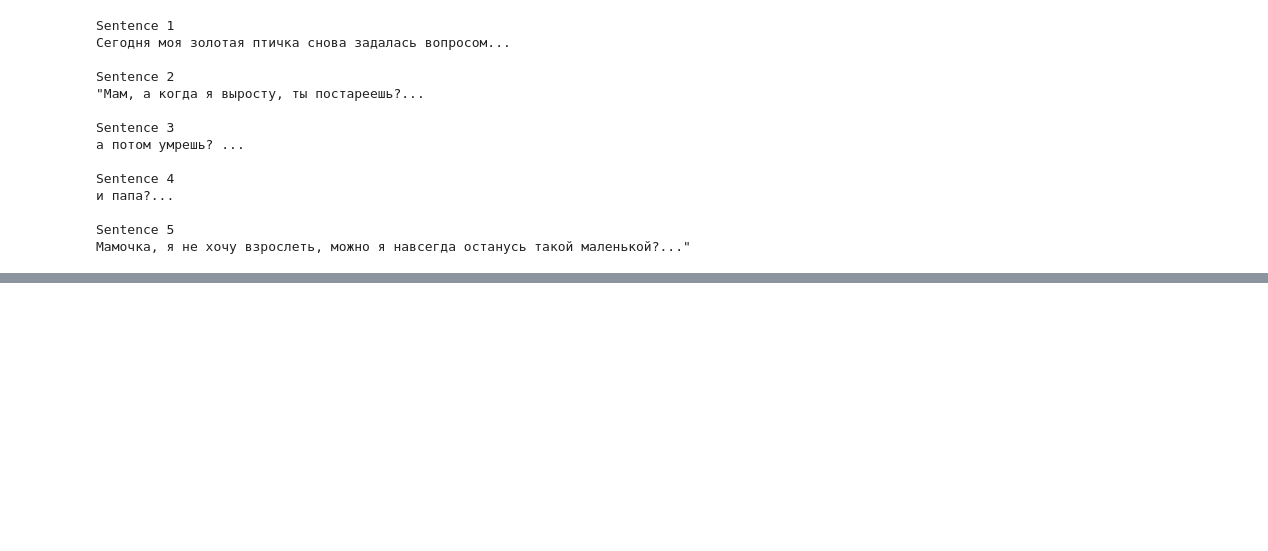
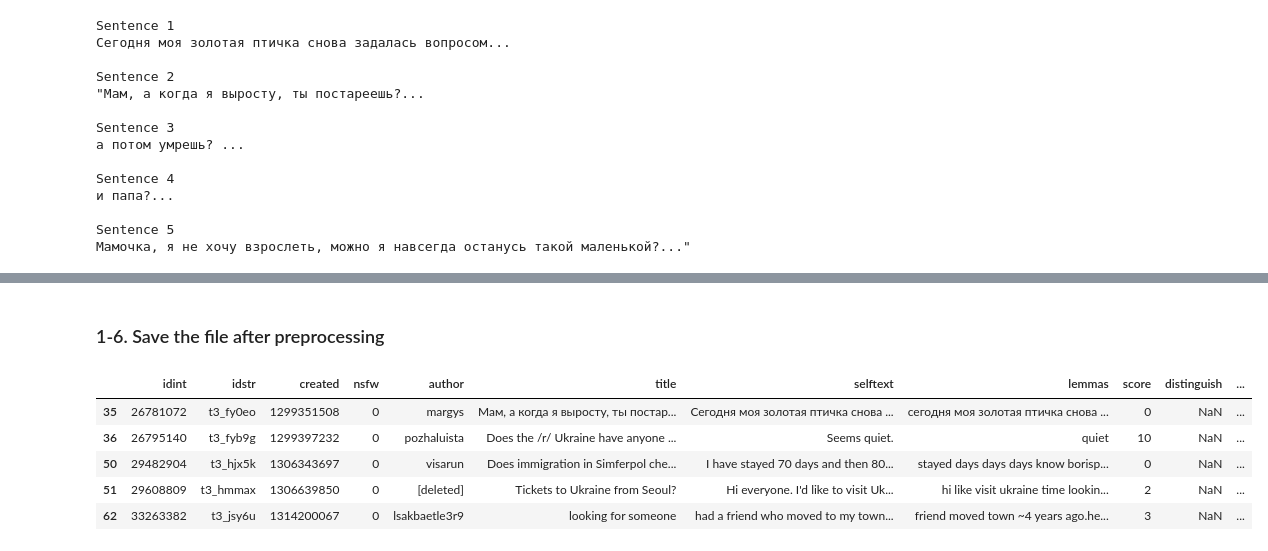
Before and after one commit to mjkeh/DataScienceWorkshop_Ukraine, a Jupyter notebook: Ukraine.ipynb, the cells around one changed output, grey strips where cells are left out. Drawn from its saved outputs; the diff is of its cells as text; code cells hidden in the pictures; blank space fills up the shorter version.

```diff
--- a/Ukraine.ipynb
+++ b/Ukraine.ipynb
@@ -228,0 +254,3 @@ pd.DataFrame(zip(token_text, token_pos, token_lemma, token_stop, token_punct),
+# %%
+# This may take a while
+lemmas = [line for line in preprocess(df)]
@@ -228,0 +279,15 @@ pd.DataFrame(zip(token_text, token_pos, token_lemma, token_stop, token_punct),
+# %%
+from gensim.models.phrases import Phrases, Phraser
+
+# Create bigram and trigram models
+bigram = Phrases(lemmas, min_count=10, threshold=100)
+trigram = Phrases(bigram[lemmas], min_count=10, threshold=50)
+bigram_phraser = Phraser(bigram)
+trigram_phraser = Phraser(trigram)
+
+# Form trigrams
+trigrams = [trigram_phraser[bigram_phraser[doc]] for doc in lemmas]
+# %%
+# Join each into a string
+trigrams_joined = [' '.join(trigram) for trigram in trigrams]
+trigrams_joined[0]
@@ -228,0 +336,16 @@ pd.DataFrame(zip(token_text, token_pos, token_lemma, token_stop, token_punct),
+# %% [markdown]
+### 1-6. Save the file after preprocessing
+# %%
+# Inserting next to selftext column
+df.insert(loc=7, column='lemmas', value=trigrams_joined)
+# Removing empty rows in lemmas
+df = df[~df['lemmas'].isin([''])]
+# %%
+df.head()
+# %% [output]
+|  | idint | idstr | created | nsfw | author | title | selftext | lemmas | score | distinguish | ... |
+| 35 | 26781072 | t3_fy0eo | 1299351508 | 0 | margys | Мам, а когда я выросту, ты постар... | Сегодня моя золотая птичка снова ... | сегодня моя золотая птичка снова ... | 0 | NaN | ... |
+| 36 | 26795140 | t3_fyb9g | 1299397232 | 0 | pozhaluista | Does the /r/ Ukraine have anyone ... | Seems quiet. | quiet | 10 | NaN | ... |
+| 50 | 29482904 | t3_hjx5k | 1306343697 | 0 | visarun | Does immigration in Simferpol che... | I have stayed 70 days and then 80... | stayed days days days know borisp... | 0 | NaN | ... |
+| 51 | 29608809 | t3_hmmax | 1306639850 | 0 | [deleted] | Tickets to Ukraine from Seoul? | Hi everyone. I'd like to visit Uk... | hi like visit ukraine time lookin... | 2 | NaN | ... |
+| 62 | 33263382 | t3_jsy6u | 1314200067 | 0 | lsakbaetle3r9 | looking for someone | had a friend who moved to my town... | friend moved town ~4 years ago.he... | 3 | NaN | ... |
```
Also changed, not shown: parts of 30 cells of this notebook.
